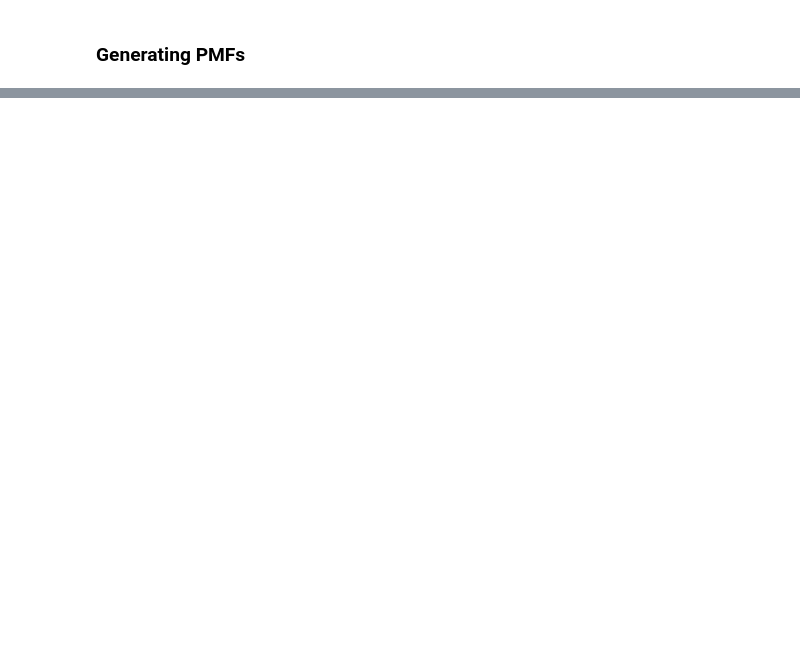
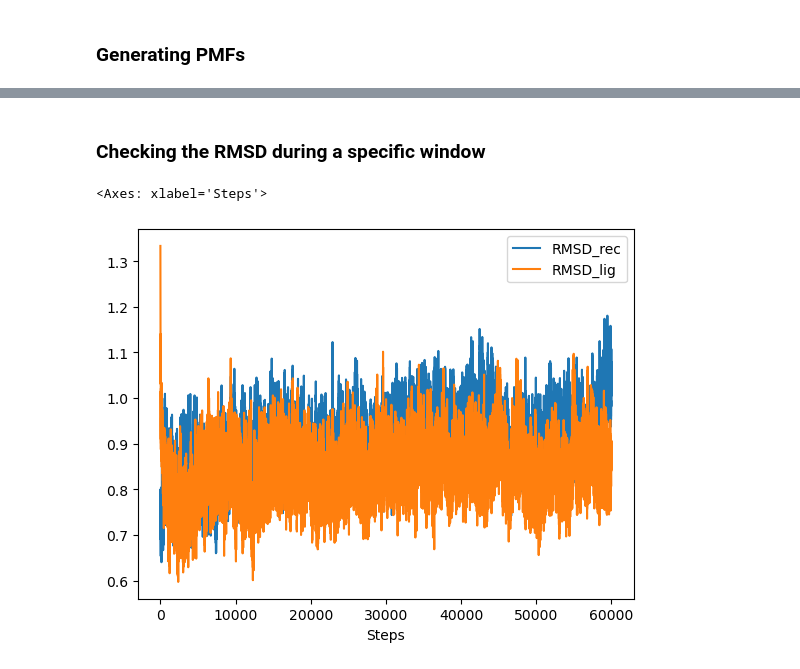
Before and after one commit to BenTanYK/CRBN_CK1a, a Jupyter notebook: umbrella_sampling/analysis.ipynb, the cells around one changed output, grey strips where cells are left out. Drawn from its saved outputs; the diff is of its cells as text; code cells hidden in the pictures; blank space fills up the shorter version.

```diff
--- a/umbrella_sampling/analysis.ipynb
+++ b/umbrella_sampling/analysis.ipynb
@@ -206,16 +19,0 @@ eq_values = {
-# %%
-run_number = 1
-r0 = 2.8
-dofs = ['phiC']
-
-boreschfile = f"separation/results/backbone_RMSD/run{run_number}/{r0}_boresch.pkl"
-
-with open(boreschfile, 'rb') as f:
-    boresch_data = pickle.load(f)
-
-for dof in dofs:
-
-    plt.plot(boresch_data['Time (ns)'], boresch_data[dof], label=dof)
-    plt.plot(boresch_data['Time (ns)'], eq_values[dof]*np.ones(len(boresch_data['Time (ns)'])))
-
-plt.legend()
@@ -628,0 +104,17 @@ False
+# %% [markdown]
+### Checking the RMSD during a specific window
+# %%
+r0 = 2.5
+run_number = 2
+
+free_energy_step, restraint_type, dof, equilibration, sampling_time = [
+    'separation', 'backbone', None, None, None ]
+
+dirpath = obtain_dirpath(free_energy_step, restraint_type, dof,
+        equilibration, sampling_time, run_number)
+
+df_RMSD = pd.read_csv(f'{dirpath}/{r0}_RMSD.csv')
+df_RMSD.plot(x='Steps', y=['RMSD_rec', 'RMSD_lig'], legend=True)
+# %% [output]
+<Axes: xlabel='Steps'>
+[figure, added]
```
Also changed, not shown: parts of 46 cells of this notebook.
